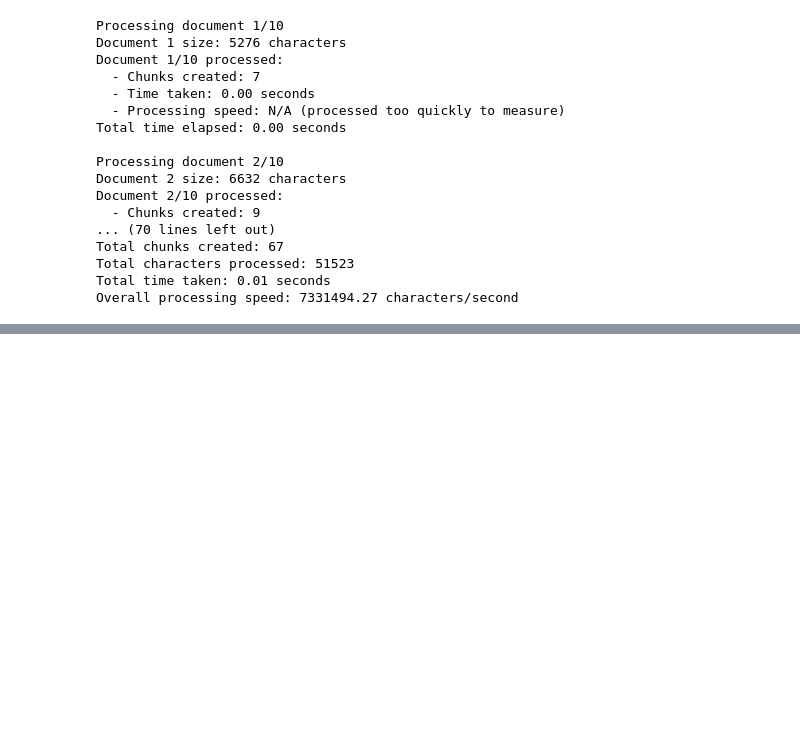
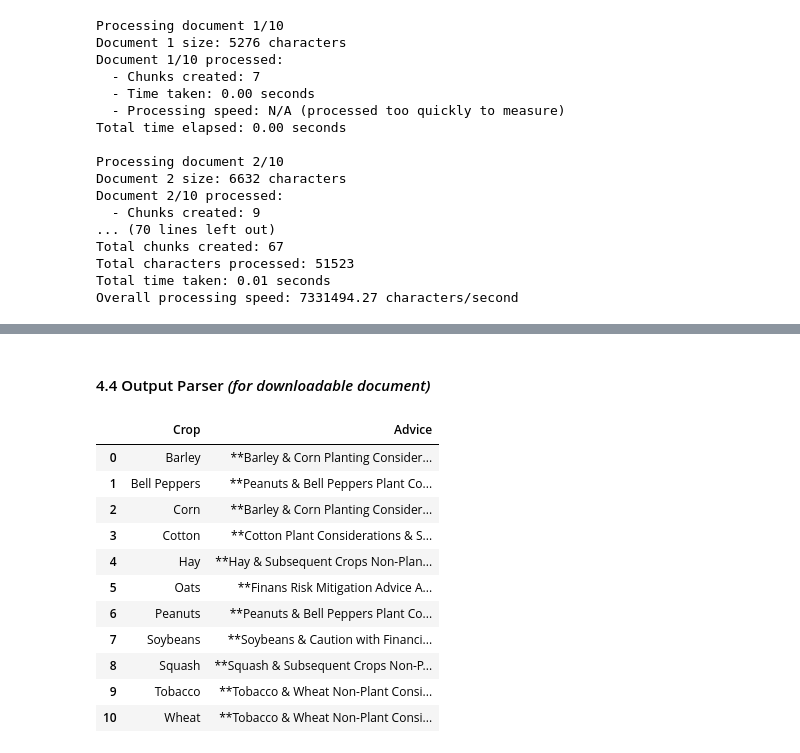
Before and after one commit to mikeszumski/AgProject3, a Jupyter notebook: ag_planning_tool.ipynb, the cells around one changed output, grey strips where cells are left out. Drawn from its saved outputs; the diff is of its cells as text; code cells hidden in the pictures; blank space fills up the shorter version.

```diff
--- a/ag_planning_tool.ipynb
+++ b/ag_planning_tool.ipynb
@@ -466,0 +539,10 @@ print(f"Response: {response}")
+# %%
+# Simulated Prediction Model Ouput Data transformed into dictionary:
+prediction_dict = {
+    'Barley': {'prediction': 60, 'average_20_year': 50, 'confidence': 0.9},
+    'Corn': {'prediction': 180, 'average_20_year': 200, 'confidence': 0.8},
+    'Cotton': {'prediction': 70, 'average_20_year': 100, 'confidence': 0.6},
+}
+
+decisions = process_crop_predictions(prediction_dict)
+print(decisions)
@@ -466,0 +598,49 @@ print(f"Response: {response}")
+# %% [markdown]
+#### 4.4 Output Parser _(for downloadable document)_
+# %%
+
+# Function to extract crop advice
+def extract_crop_advice(text, crops):
+    crops_advice = {crop: "" for crop in crops}
+    sentences = sent_tokenize(text)
+
+    for sentence in sentences:
+        for crop in crops:
+            if crop.lower() in sentence.lower():
+                crops_advice[crop] += sentence + " "
+
+    return crops_advice
+# %%
+# Extract crop and advice
+crops_advice = extract_crop_advice(result, crop_data.keys())
+
+# Create a DataFrame
+df = pd.DataFrame(list(crops_advice.items()), columns=['Crop', 'Advice'])
+
+# Clean up the advice column
+df['Advice'] = df['Advice'].str.strip()
+
+# Remove rows with empty advice
+df = df[df['Advice'] != ""]
+
+# Sort the DataFrame by crop name
+df = df.sort_values('Crop')
+
+# Reset the index
+df = df.reset_index(drop=True)
+
+# Display the table
+display (df)
+# %% [output]
+|  | Crop | Advice |
+| 0 | Barley | **Barley & Corn Planting Consider... |
+| 1 | Bell Peppers | **Peanuts & Bell Peppers Plant Co... |
+| 2 | Corn | **Barley & Corn Planting Consider... |
+| 3 | Cotton | **Cotton Plant Considerations & S... |
+| 4 | Hay | **Hay & Subsequent Crops Non-Plan... |
+| 5 | Oats | **Finans Risk Mitigation Advice A... |
+| 6 | Peanuts | **Peanuts & Bell Peppers Plant Co... |
+| 7 | Soybeans | **Soybeans & Caution with Financi... |
+| 8 | Squash | **Squash & Subsequent Crops Non-P... |
+| 9 | Tobacco | **Tobacco & Wheat Non-Plant Consi... |
+| 10 | Wheat | **Tobacco & Wheat Non-Plant Consi... |
```
Also changed, not shown: parts of 59 cells of this notebook.
